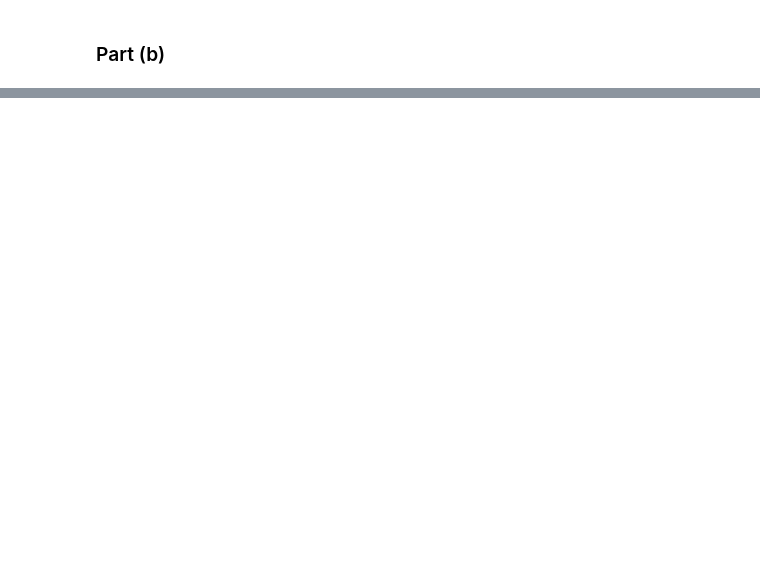
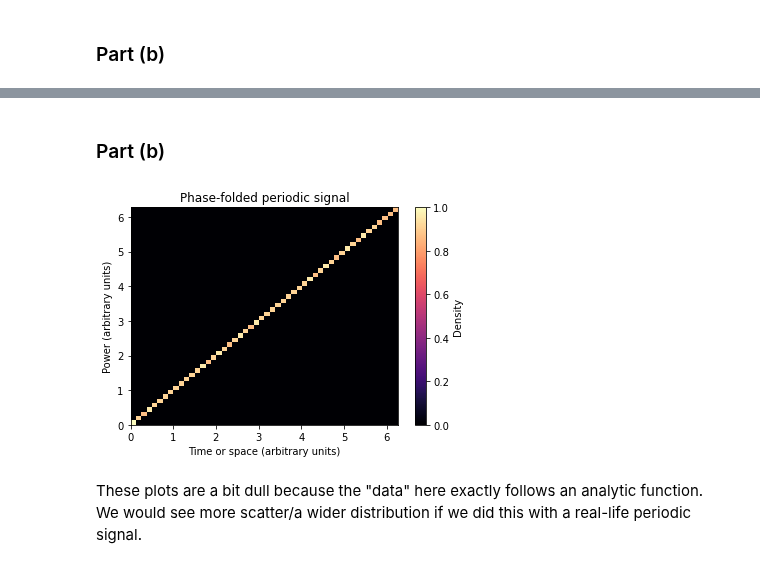
Before and after one commit to jrlivesey/PHYS-434, a Jupyter notebook: HW_4.ipynb, the cells around one changed output, grey strips where cells are left out. Saved outputs shown, nothing was run; the diff lists cells and outputs as text; code cells hidden in the pictures; blank space fills up the shorter version.

```diff
--- a/HW_4.ipynb
+++ b/HW_4.ipynb
@@ -106,0 +137,16 @@ ax.scatter(xx, periodic_signal(xx));
+# %% [markdown]
+### Part (b)
+# %%
+fig, ax = plt.subplots(1, 1)
+cmap = 'magma'
+
+ax.hist2d(folded, signal, [50, 50], cmap=cmap)
+ax.set_title('Phase-folded periodic signal')
+ax.set_xlabel('Time or space (arbitrary units)')
+ax.set_ylabel('Power (arbitrary units)')
+
+plt.colorbar(plt.cm.ScalarMappable(cmap=cmap), ax=ax, label='Density');
+# %% [output]
+[figure, added]
+# %% [markdown]
+These plots are a bit dull because the "data" here exactly follows an analytic function. We would see more scatter/a wider distribution if we did this with a real-life periodic signal.
```
Also changed, not shown: parts of 12 cells of this notebook.
